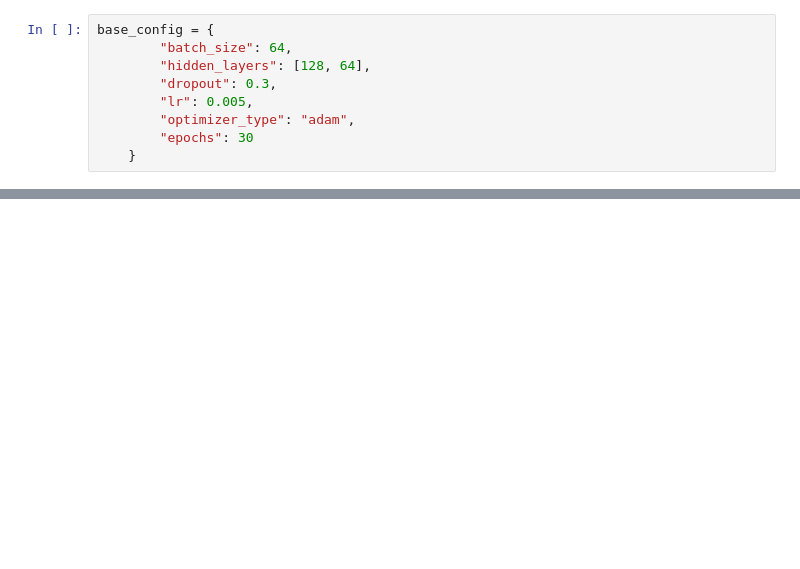
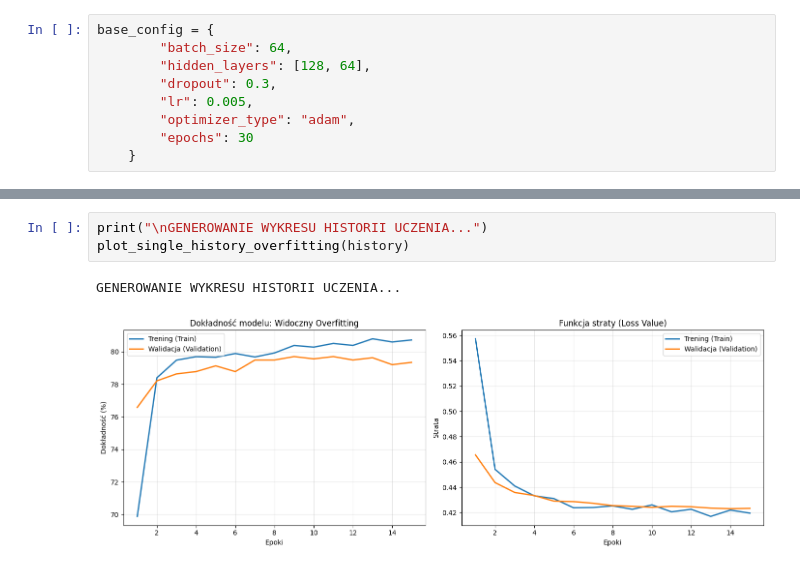
Before and after one commit to Pioxe/PMiNA, a Jupyter notebook: Siec_Neuronowa.ipynb, the cells around one changed output, grey strips where cells are left out. Saved outputs shown, nothing was run; the diff lists cells and outputs as text; blank space fills up the shorter version.

```diff
--- a/Siec_Neuronowa.ipynb
+++ b/Siec_Neuronowa.ipynb
@@ -118,0 +207,6 @@ Epoch 15 | Train Acc: 80.78% | Val Acc: 78.85% | Val Loss: 0.4339
+# %%
+print("\nGENEROWANIE WYKRESU HISTORII UCZENIA...")
+plot_single_history_overfitting(history)
+# %% [output]
+GENEROWANIE WYKRESU HISTORII UCZENIA...
+[figure, added]
```
Also changed, not shown: parts of 17 cells of this notebook.
